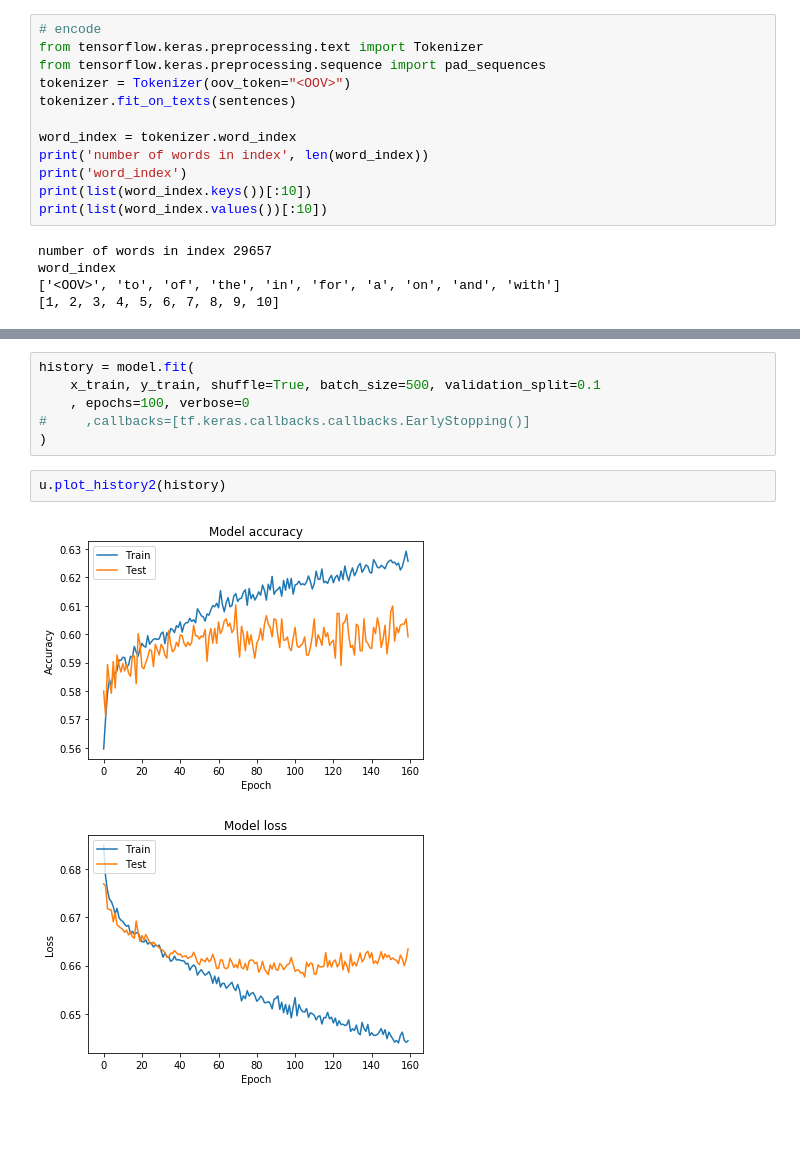
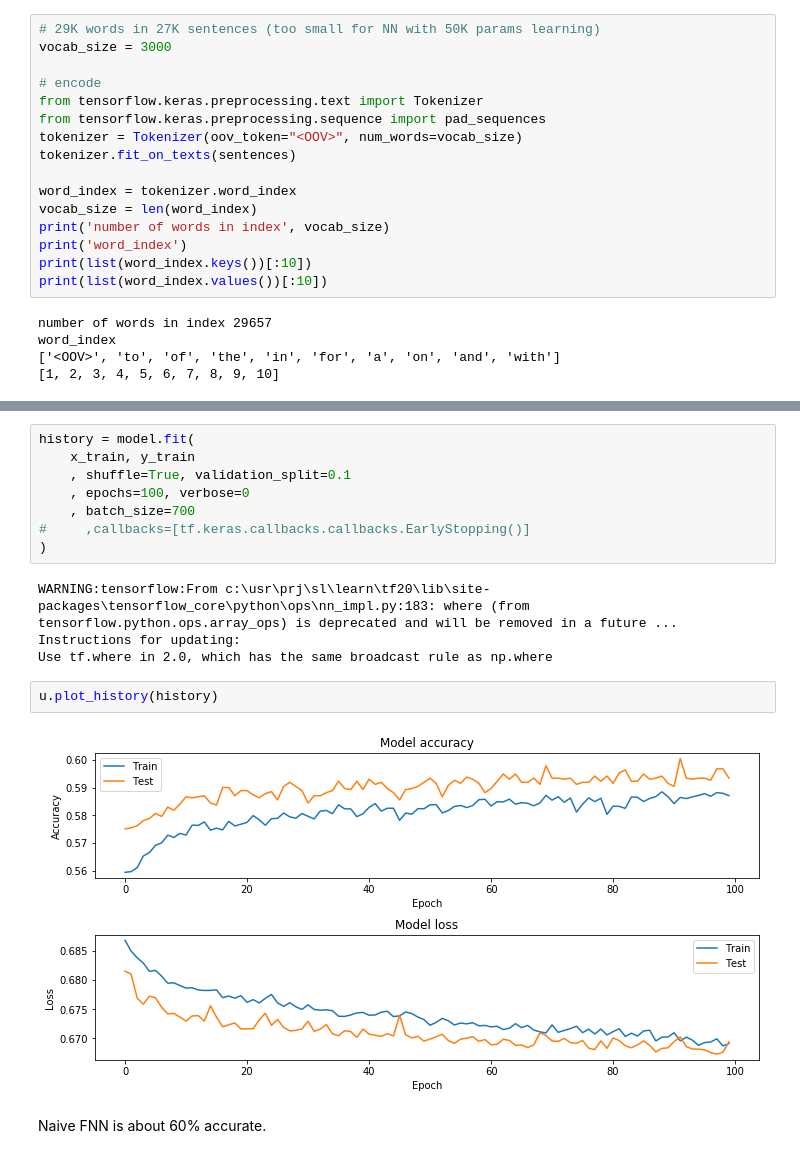
Before and after one commit to smile-on/tensorflow-class, a Jupyter notebook: 3-nlp/detect Sarcasm.ipynb, the cells around one changed output, grey strips where cells are left out. Cells and saved outputs as stored; diff of their text form; blank space fills up the shorter version.

```diff
--- a/3-nlp/detect Sarcasm.ipynb
+++ b/3-nlp/detect Sarcasm.ipynb
@@ -21,14 +21,18 @@ for item in datastore:
     labels.append(item['is_sarcastic'])
     urls.append(item['article_link'])
 # %%
+# 29K words in 27K sentences (too small for NN with 50K params learning)
+vocab_size = 3000
+
 # encode
 from tensorflow.keras.preprocessing.text import Tokenizer
 from tensorflow.keras.preprocessing.sequence import pad_sequences
-tokenizer = Tokenizer(oov_token="<OOV>")
+tokenizer = Tokenizer(oov_token="<OOV>", num_words=vocab_size)
 tokenizer.fit_on_texts(sentences)
 
 word_index = tokenizer.word_index
-print('number of words in index', len(word_index))
+vocab_size = len(word_index)
+print('number of words in index', vocab_size)
 print('word_index')
 print(list(word_index.keys())[:10])
 print(list(word_index.values())[:10])
@@ -102,12 +106,19 @@ Non-trainable params: 0
 _________________________________________________________________
 # %%
 history = model.fit(
-    x_train, y_train, shuffle=True, batch_size=500, validation_split=0.1
+    x_train, y_train
+    , shuffle=True, validation_split=0.1
     , epochs=100, verbose=0
+    , batch_size=700
 #     ,callbacks=[tf.keras.callbacks.callbacks.EarlyStopping()]
 )
+# %% [output]
+WARNING:tensorflow:From c:\usr\prj\sl\learn\tf20\lib\site-packages\tensorflow_core\python\ops\nn_impl.py:183: where (from tensorflow.python.ops.array_ops) is deprecated and will be removed in a future ...
+Instructions for updating:
+Use tf.where in 2.0, which has the same broadcast rule as np.where
 # %%
-u.plot_history2(history)
+u.plot_history(history)
 # %% [output]
-[figure, old version]
+[figure, new version]
-[figure, removed]
+# %% [markdown]
+Naive FNN is about 60% accurate.
```
Also changed, not shown: parts of 11 cells of this notebook, 2 other files.
